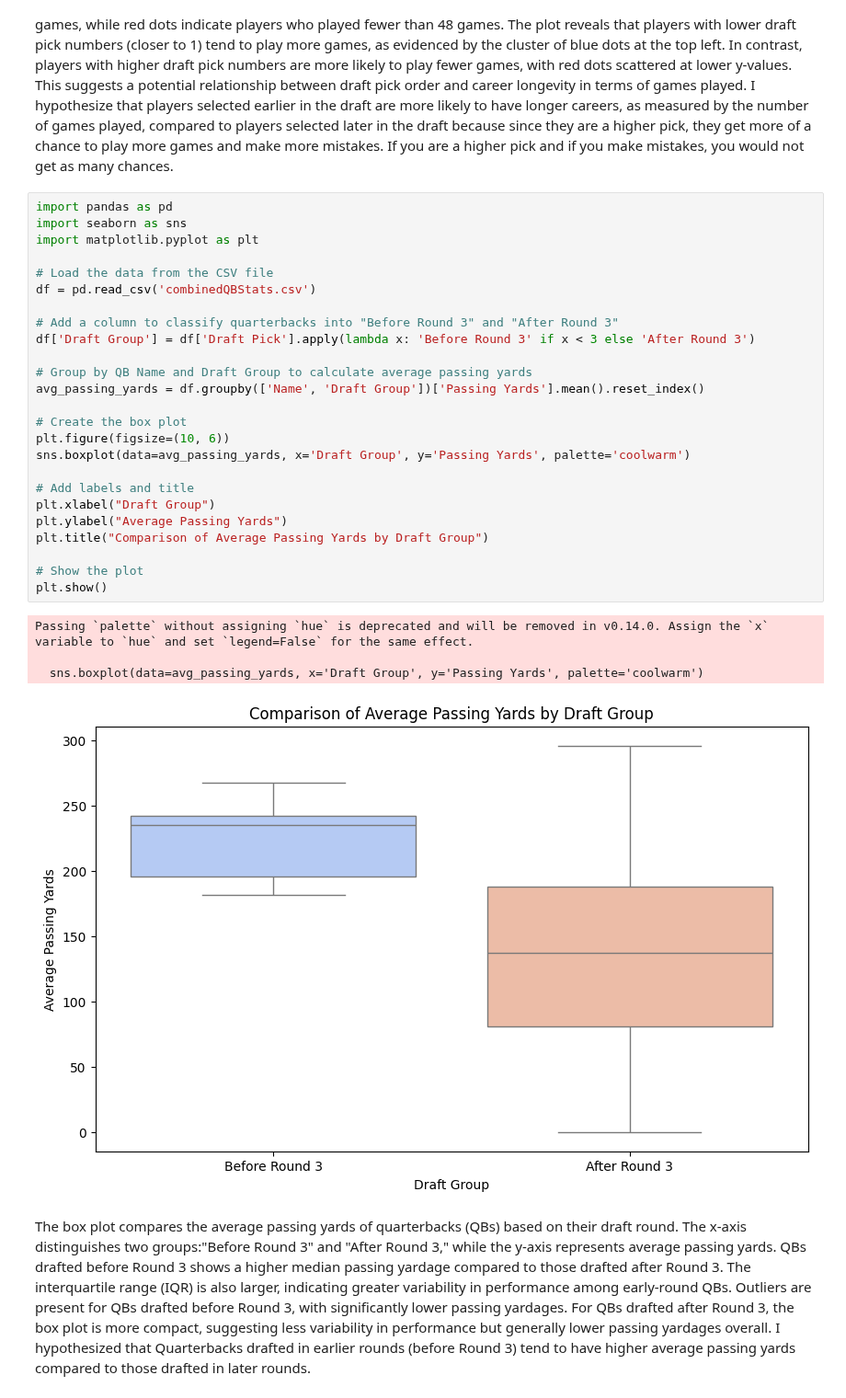
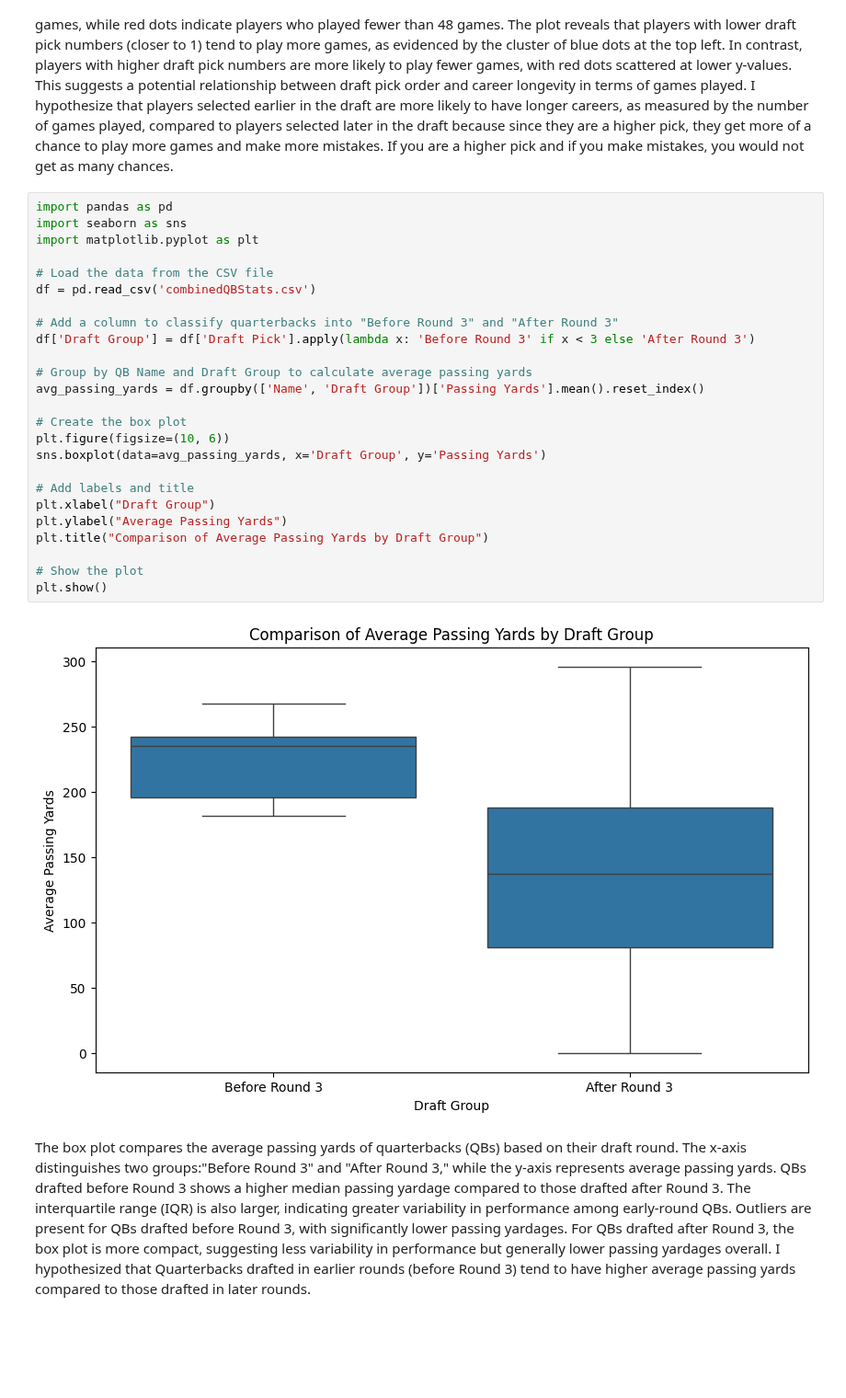
Before and after one commit to cs418-fa24/project-check-in-team-8, a Jupyter notebook: Final_report.ipynb, the cells around one changed output. Shown at 92% size. Saved outputs shown, nothing was run; the diff lists cells and outputs as text; blank space fills up the shorter version.

Commit message:
added visualizations

```diff
--- a/Final_report.ipynb
+++ b/Final_report.ipynb
@@ -111,33 +111,30 @@ The scatter plot illustrates the relationship between draft pick number and the
 # %%
 import pandas as pd
 import seaborn as sns
 import matplotlib.pyplot as plt
 
 # Load the data from the CSV file
 df = pd.read_csv('combinedQBStats.csv')
 
 # Add a column to classify quarterbacks into "Before Round 3" and "After Round 3"
 df['Draft Group'] = df['Draft Pick'].apply(lambda x: 'Before Round 3' if x < 3 else 'After Round 3')
 
 # Group by QB Name and Draft Group to calculate average passing yards
 avg_passing_yards = df.groupby(['Name', 'Draft Group'])['Passing Yards'].mean().reset_index()
 
 # Create the box plot
 plt.figure(figsize=(10, 6))
-sns.boxplot(data=avg_passing_yards, x='Draft Group', y='Passing Yards', palette='coolwarm')
+sns.boxplot(data=avg_passing_yards, x='Draft Group', y='Passing Yards')
 
 # Add labels and title
 plt.xlabel("Draft Group")
 plt.ylabel("Average Passing Yards")
 plt.title("Comparison of Average Passing Yards by Draft Group")
 
 # Show the plot
 plt.show()
 # %% [output]
-Passing `palette` without assigning `hue` is deprecated and will be removed in v0.14.0. Assign the `x` variable to `hue` and set `legend=False` for the same effect.
-
-  sns.boxplot(data=avg_passing_yards, x='Draft Group', y='Passing Yards', palette='coolwarm')
-[figure, old version]
+[figure, new version]
 # %% [markdown]
 The box plot compares the average passing yards of quarterbacks (QBs) based on their draft round. The x-axis distinguishes two groups:"Before Round 3" and "After Round 3," while the y-axis represents average passing yards. QBs drafted before Round 3 shows a higher median passing yardage compared to those drafted after Round 3. The interquartile range (IQR) is also larger, indicating greater variability in performance among early-round QBs. Outliers are present for QBs drafted before Round 3, with significantly lower passing yardages. For QBs drafted after Round 3, the box plot is more compact, suggesting less variability in performance but generally lower passing yardages overall. I hypothesized that Quarterbacks drafted in earlier rounds (before Round 3) tend to have higher average passing yards compared to those drafted in later rounds.
 # %%
```
Also changed, not shown: parts of 1 cell of this notebook.
